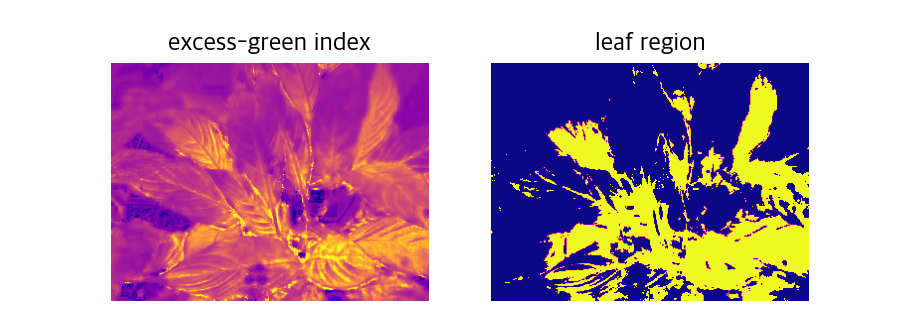
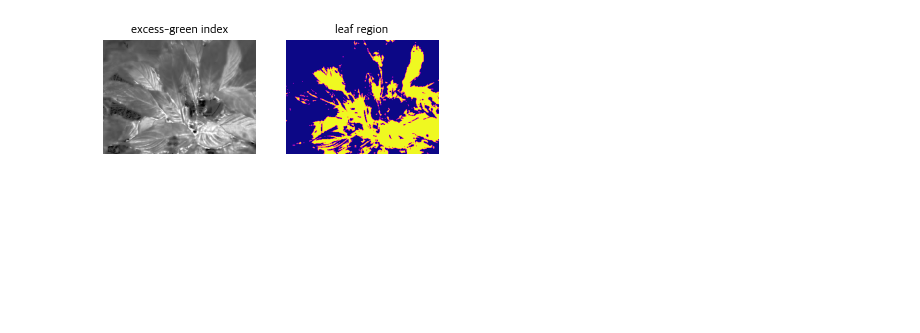
Before and after one commit to plming/infrared-leaf-segmentation, a Jupyter notebook: plant.ipynb, the cells around one changed output. Drawn from its saved outputs; the diff is of its cells as text; code cells hidden in the pictures; blank space fills up the shorter version.

Commit message:
refactor pyplot config

```diff
--- a/plant.ipynb
+++ b/plant.ipynb
@@ -0,0 +1,15 @@
+# %%
+import common
+import cv2
+
+# 그래프 설정
+import matplotlib.pyplot as plt
+plt.rc('figure', dpi=150)
+plt.rc('font', family='Apple SD Gothic Neo')
+
+WIDTH = 320
+HEIGHT = 240
+
+ir = common.load_ir_in_csv('./plant-ir/121.csv')
+rgb = cv2.imread('./plant-rgb/FLIR0121- 사진.jpg')
+rgb = cv2.cvtColor(rgb, cv2.COLOR_BGR2RGB)
@@ -44,32 +56,31 @@ plt.show()
 # %%
 # compute excess-green
 exg = np.zeros(shape=(HEIGHT, WIDTH))
 for row, col, _channel in np.ndindex(rgb.shape):
     # TODO: handle exception when dividing by zero
     if rgb[row][col].sum() == 0:
-        b, g, r = 0, 0, 0
+        r, g, b = 0, 0, 0
     else:
-        b, g, r = rgb[row][col] / rgb[row][col].sum()
+        r, g, b = rgb[row][col] / rgb[row][col].sum()
     exg[row][col] = 2 * g - r - b
 
 
 breaks = jenks_breaks(exg.ravel(), nb_class=2)
 
 leaf = np.zeros(shape=(HEIGHT, WIDTH), dtype=np.uint8)
 for row, col in np.ndindex(leaf.shape):
     leaf[row, col] = 0xFF if breaks[1] <= exg[row, col] else 0
 
 fig, axs = plt.subplots(1, 2)
-fig.dpi = 150
-axs[0].imshow(exg, cmap='plasma')
+axs[0].imshow(exg, cmap='gray')
 axs[0].axis(False)
 axs[0].set_title('excess-green index')
 axs[1].imshow(leaf, cmap="plasma")
 axs[1].axis(False)
 axs[1].set_title('leaf region')
 plt.show()
 # %% [output]
-[figure, old version]
+[figure, new version]
 # %%
 max_temperature = np.max(ir[mask == 0xFF])
 min_temperature = np.min(ir[mask == 0xFF])
```
Also changed, not shown: parts of 5 cells of this notebook, 2 other files.
